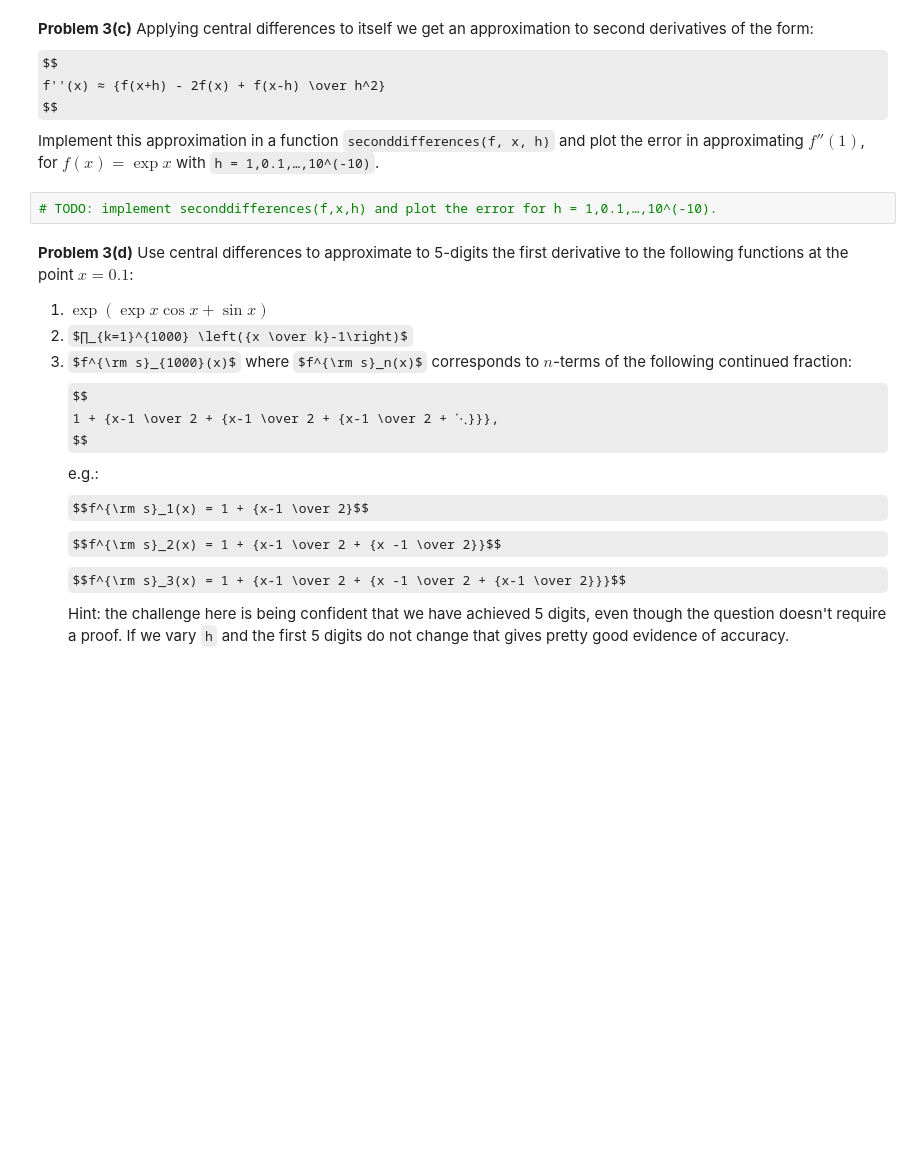
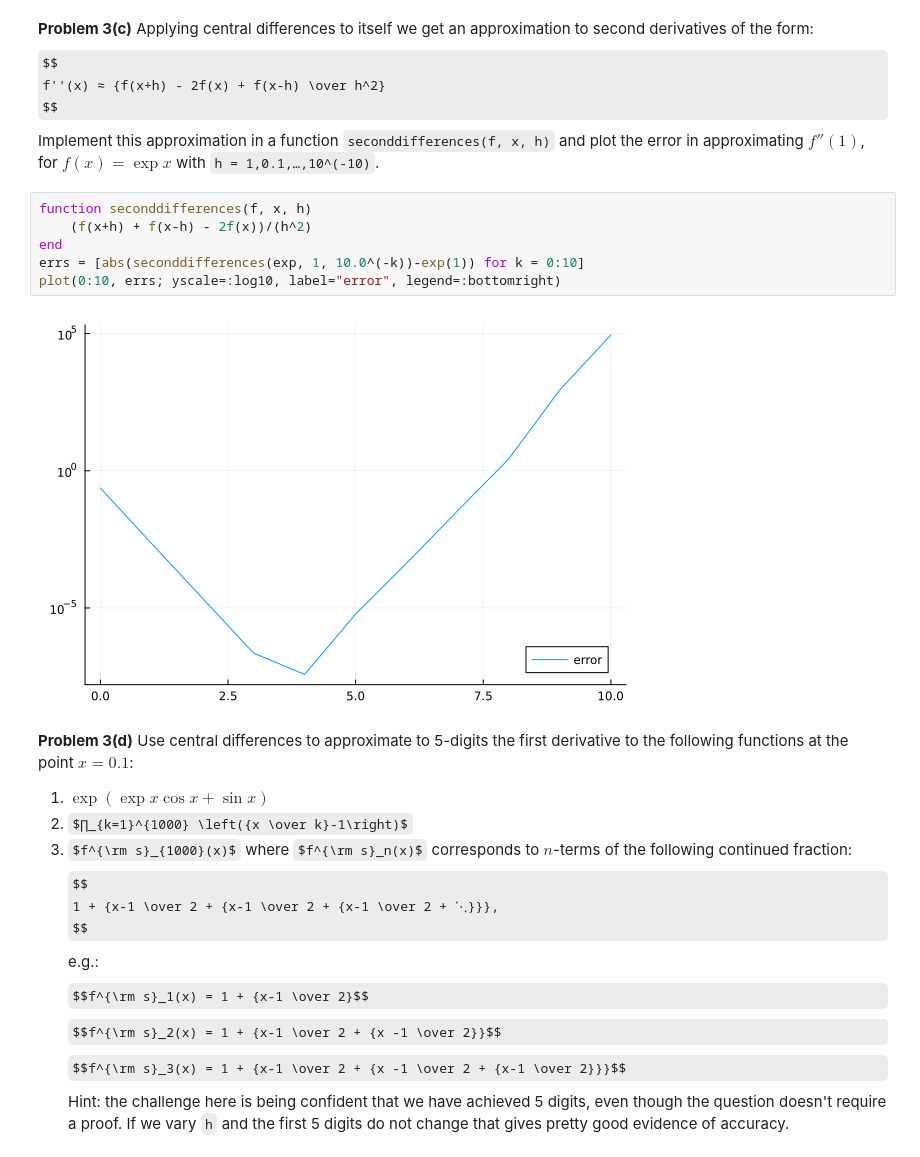
Before and after one commit to lovelife383/MATH50003NumericalAnalysis, a Jupyter notebook: labs/lab1.ipynb, the cells around one changed output. Saved outputs shown, nothing was run; the diff lists cells and outputs as text; some formulas as TeX source; blank space fills up the shorter version.

```diff
--- a/labs/lab1.ipynb
+++ b/labs/lab1.ipynb
@@ -400,8 +400,14 @@ $$
 $$
 Implement this approximation in a function `seconddifferences(f, x, h)`
 and plot the error in approximating $f''(1)$, for $f(x) = \exp x$ with `h = 1,0.1,…,10^(-10)`.
-# %%
-# TODO: implement seconddifferences(f,x,h) and plot the error for h = 1,0.1,…,10^(-10).
+# %%
+function seconddifferences(f, x, h)
+    (f(x+h) + f(x-h) - 2f(x))/(h^2)
+end
+errs = [abs(seconddifferences(exp, 1, 10.0^(-k))-exp(1)) for k = 0:10]
+plot(0:10, errs; yscale=:log10, label="error", legend=:bottomright)
+# %% [output]
+[figure, added]
 # %% [markdown]
 **Problem 3(d)** Use central differences to approximate to 5-digits the first
 derivative to the following functions
```
Also changed, not shown: parts of 3 cells of this notebook.
